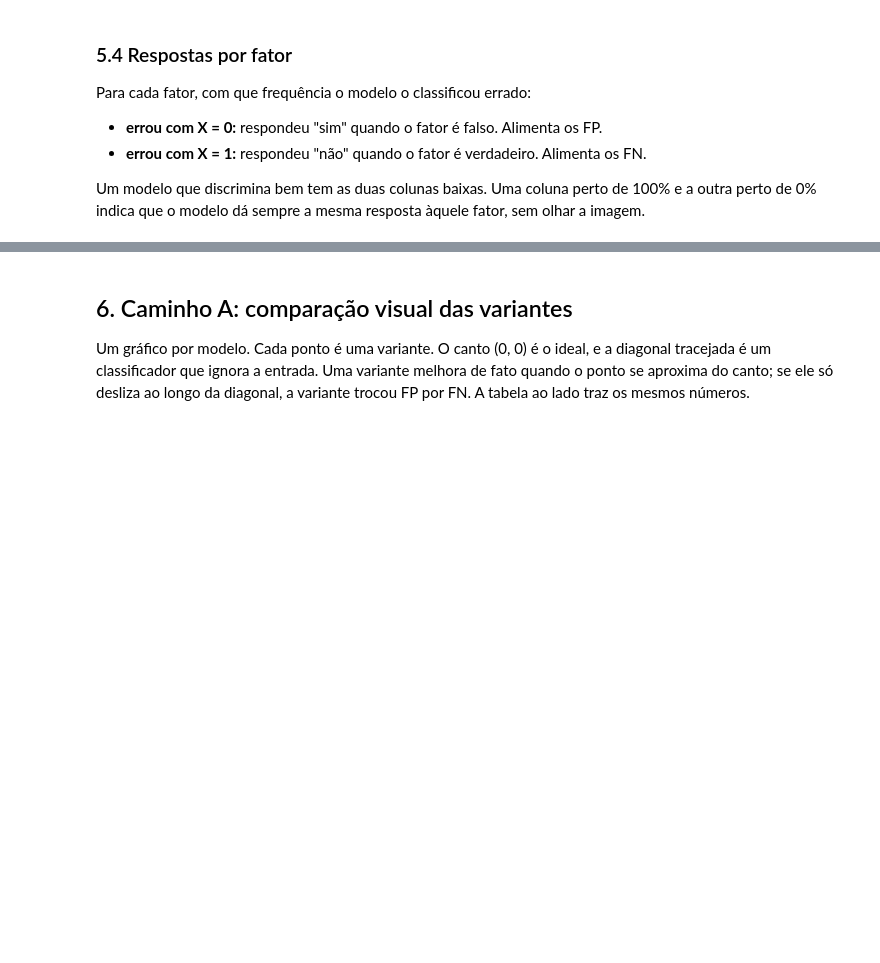
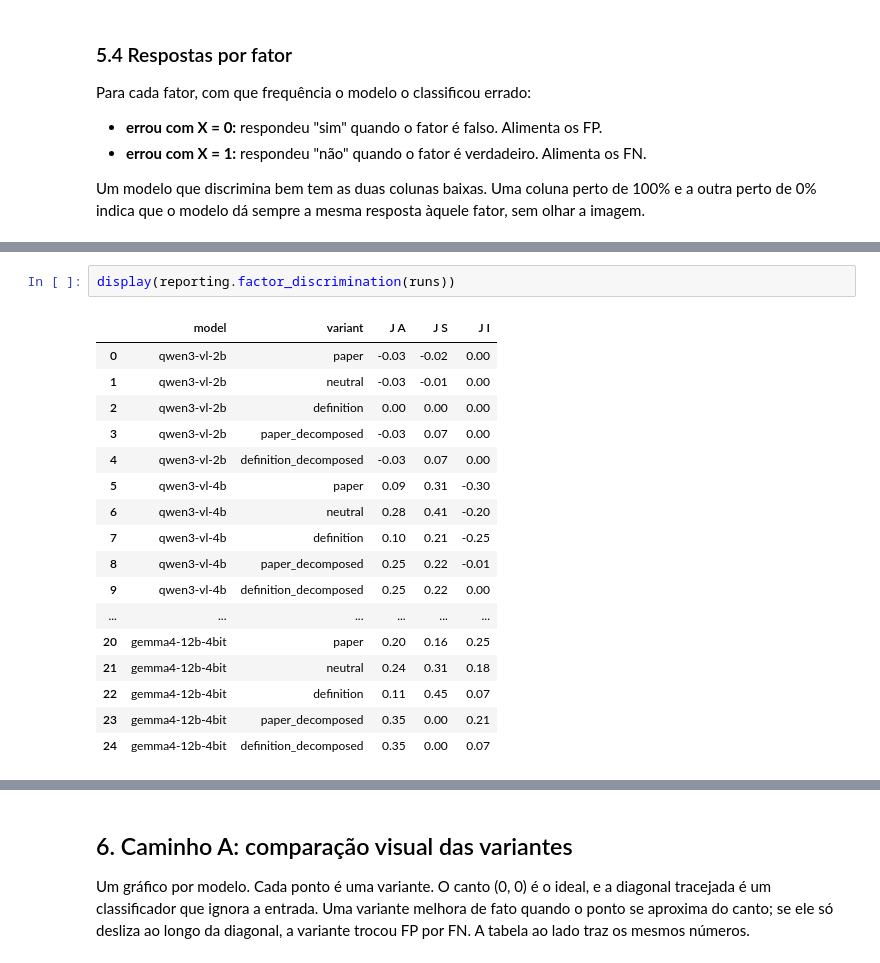
Before and after one commit to lucascouri2/viddar_rep, a Jupyter notebook: notebooks/benchmark_manipulacao.ipynb, the cells around one changed output, grey strips where cells are left out. Drawn from its saved outputs; the diff is of its cells as text; blank space fills up the shorter version.

```diff
--- a/notebooks/benchmark_manipulacao.ipynb
+++ b/notebooks/benchmark_manipulacao.ipynb
@@ -259,0 +594,20 @@ display(reporting.factor_comparison(runs))
+# %%
+display(reporting.factor_discrimination(runs))
+# %% [output]
+|  | model | variant | J A | J S | J I |
+| 0 | qwen3-vl-2b | paper | -0.03 | -0.02 | 0.00 |
+| 1 | qwen3-vl-2b | neutral | -0.03 | -0.01 | 0.00 |
+| 2 | qwen3-vl-2b | definition | 0.00 | 0.00 | 0.00 |
+| 3 | qwen3-vl-2b | paper_decomposed | -0.03 | 0.07 | 0.00 |
+| 4 | qwen3-vl-2b | definition_decomposed | -0.03 | 0.07 | 0.00 |
+| 5 | qwen3-vl-4b | paper | 0.09 | 0.31 | -0.30 |
+| 6 | qwen3-vl-4b | neutral | 0.28 | 0.41 | -0.20 |
+| 7 | qwen3-vl-4b | definition | 0.10 | 0.21 | -0.25 |
+| 8 | qwen3-vl-4b | paper_decomposed | 0.25 | 0.22 | -0.01 |
+| 9 | qwen3-vl-4b | definition_decomposed | 0.25 | 0.22 | 0.00 |
+| ... | ... | ... | ... | ... | ... |
+| 20 | gemma4-12b-4bit | paper | 0.20 | 0.16 | 0.25 |
+| 21 | gemma4-12b-4bit | neutral | 0.24 | 0.31 | 0.18 |
+| 22 | gemma4-12b-4bit | definition | 0.11 | 0.45 | 0.07 |
+| 23 | gemma4-12b-4bit | paper_decomposed | 0.35 | 0.00 | 0.21 |
+| 24 | gemma4-12b-4bit | definition_decomposed | 0.35 | 0.00 | 0.07 |
```
Also changed, not shown: parts of 42 cells of this notebook, 10 other files.
